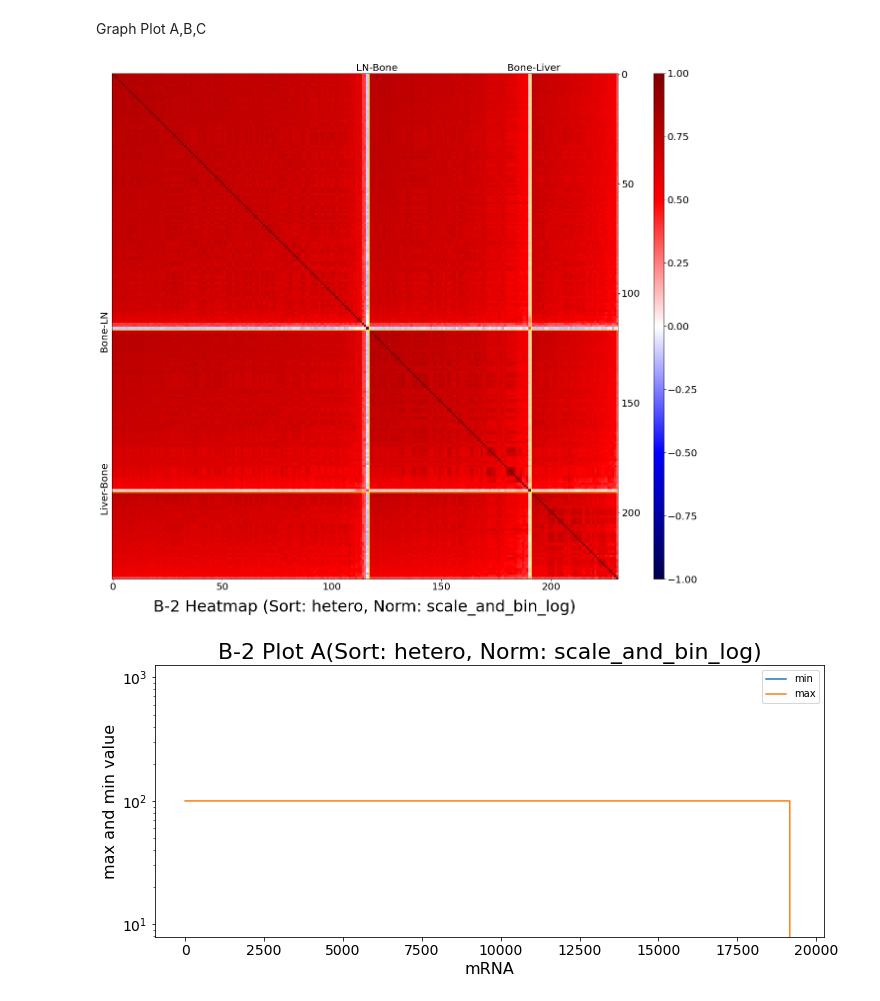
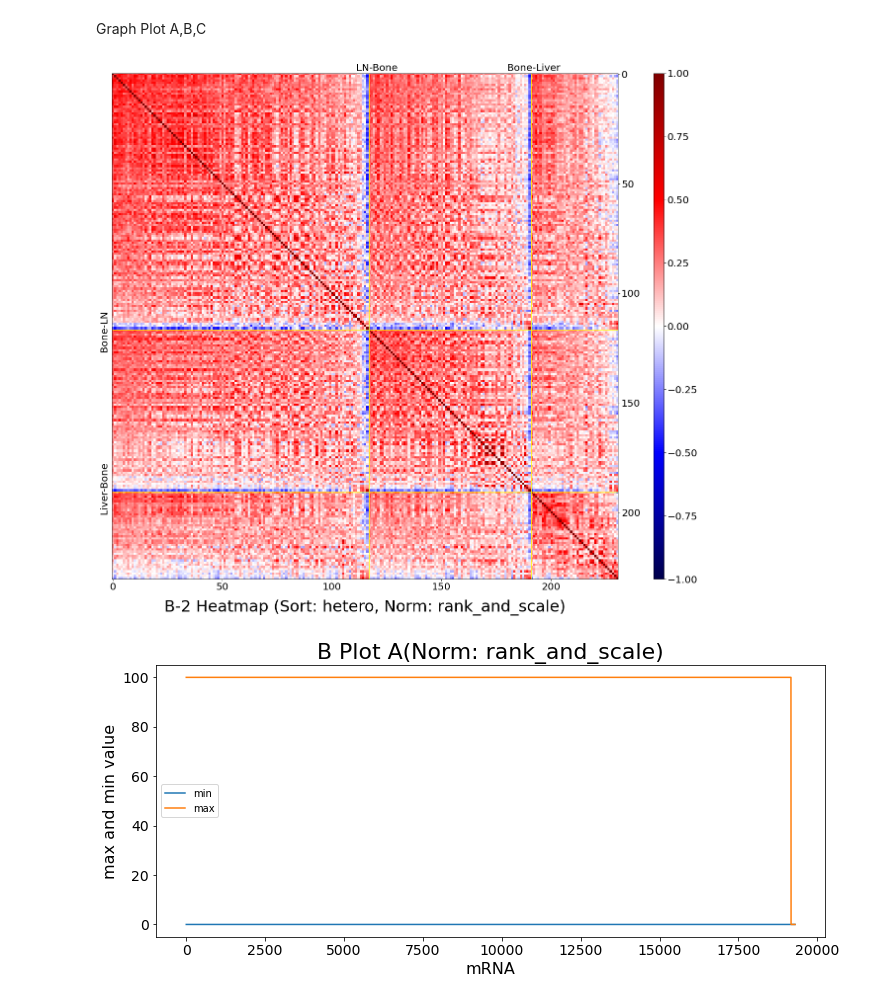
Before and after one commit to zcablii/Master_cancer_project, a Jupyter notebook: cancer_project.ipynb, the cells around one changed output. Cells and saved outputs as stored; diff of their text form; code cells hidden in the pictures.

```diff
--- a/cancer_project.ipynb
+++ b/cancer_project.ipynb
@@ -186,9 +187,9 @@ def sort_with_all_cancers(patient_np, norm = ''):
 def norm_and_sort_patients(patient, params ):
     scheme, norm, sort_s, norm_s= params
     patient_np = patient
-    if norm == 'scale_and_bin_linear':
+    if norm == 'linear_scale_and_bin':
         patient_np = np.floor(scale(patient_np, 0, 100))
-    if norm == 'scale_and_bin_log':
+    if norm == 'log_scale_and_bin':
         patient_np = np.log10(patient_np+0.0000001)
         patient_np = np.floor(scale(patient_np, 0, 100))
     if norm == 'rank_and_scale':
@@ -248,6 +249,8 @@ Graph Plot A,B,C
 # # min_np = np.log2(min_np+0.0001)
 # min_np = scale(min_np, 0, 100)
 # print(patient_np)
+patient_np = np.asarray(patient_mRNA)
+
 
 def plot_heatmap(correlation_matrix, params):
 #     r = np.corrcoef(patient_np, patient_np)
@@ -312,20 +315,11 @@ def plot_ABC(patient_np, params):
     if not norm in norms:
         norm = ''
     ref_1 = norms.get(norm)
-    ref_2 = sorts.get(scheme)
 
-    if scheme:
-        scheme = '(Sort: '+scheme
-        if norm:
-            norm = ', Norm: ' + norm +')'
-        else:
-            norm = ', Norm: None)'
+    if norm:
+        norm = '(Norm: ' + norm +')'
     else:
-        scheme = '(Sort: None'
-        if norm:
-            norm = ', Norm: ' + norm +')'
-        else:
-            norm = ', Norm: None)'
+        norm = '(Norm: None)'
 
     max_np = patient_np.max(axis=0)
     min_np = patient_np.min(axis=0)
@@ -345,10 +339,10 @@ def plot_ABC(patient_np, params):
     plt.legend()
     plt.ylabel('max and min value', fontsize=16)
     plt.xlabel('mRNA', fontsize=16)
-    title =ref_1+'-'+ ref_2+' Plot A' + scheme + norm
+    title =ref_1+' Plot A' + norm
     plt.title(title, fontsize=22)
 
-    plt.yscale('log')
+#     plt.yscale('log')#///
     plt.show()
 
 
@@ -361,49 +355,49 @@ def plot_ABC(patient_np, params):
     plt.figure(figsize=(12,5))
     plt.ylabel('max_min difference', fontsize=16)
     plt.xlabel('mRNA', fontsize=16)
-    title =  ref_1+'-'+ ref_2+' Plot B' + scheme + norm
+    title =  ref_1+ ' Plot B' + norm
     plt.title(title, fontsize=22)
-    plt.yscale('log')
+#     plt.yscale('log')#////
     plt.plot(diff_np)
     plt.show()
 
-    where_0 = np.where(diff_np == 0)#///
-    diff_np[where_0] = 0.0001#///
-    diff_np = np.log10(diff_np)#///
+#     where_0 = np.where(diff_np == 0)#///
+#     diff_np[where_0] = 0.0001#///
+#     diff_np = np.log10(diff_np)#///
 
     n = 100
     s = diff_np.tolist()  # generate your data sample with N elements
     p, x = np.histogram(s, bins=n) # bin it into n bins
     x = x[:-1] + (x[1] - x[0])/2   # convert bin edges to centers
 #     f = UnivariateSpline(x, p, s=n)
 #     y = f(x)
 
-    x = 10**x#///
+#     x = 10**x#///
 
 #     cdfy = np.cumsum(y)
     plt.figure(figsize=(12,5))
     plt.xlabel('max-min', fontsize=16)
     plt.ylabel('NO. of mRNAs', fontsize=16)
-    title = ref_1+'-'+ ref_2+' Plot C' + scheme + norm
+    title = ref_1+' Plot C' + norm
     plt.title(title, fontsize=22)
-    plt.xscale('log')#///
+#     plt.xscale('log')#///
     plt.plot(x, p)
     plt.show()
 
-sorts = {"":0,
-    "homo":1,
+sorts = {"":'0',
+    "homo":'1',
     "hetero":"2"}
 
 norms = {'': '0',
-         'scale_and_bin_linear': 'A',
-         'scale_and_bin_log': 'B',
-         'rank_and_scale': 'C'
+         'linear_scale_and_bin': 'A',
+         'log_scale_and_bin': 'A',
+         'rank_and_scale': 'B'
 }
 
-params = ['hetero','scale_and_bin_log', sorts, norms] # scheme = {'', 'hetero' 'homo'}, norm = {'', 'scale_and_bin_linear', 'scale_and_bin_log','rank_and_scale'}
+params = ['hetero','rank_and_scale', sorts, norms] # scheme = {'', 'hetero' 'homo'}, norm = {'', 'scale_and_bin_linear', 'scale_and_bin_log','rank_and_scale'}
 correlation_matrix, patient_np = norm_and_sort_patients(patient_np, params)#hetero homo scale_and_bin rank_and_scale
 plot_heatmap(correlation_matrix,params)
 plot_ABC(patient_np,params)
 # %% [output]
-[figure, old version]
+[figure, new version]
-[figure, old version]
+[figure, new version]
```
Also changed, not shown: parts of 2 cells of this notebook.
